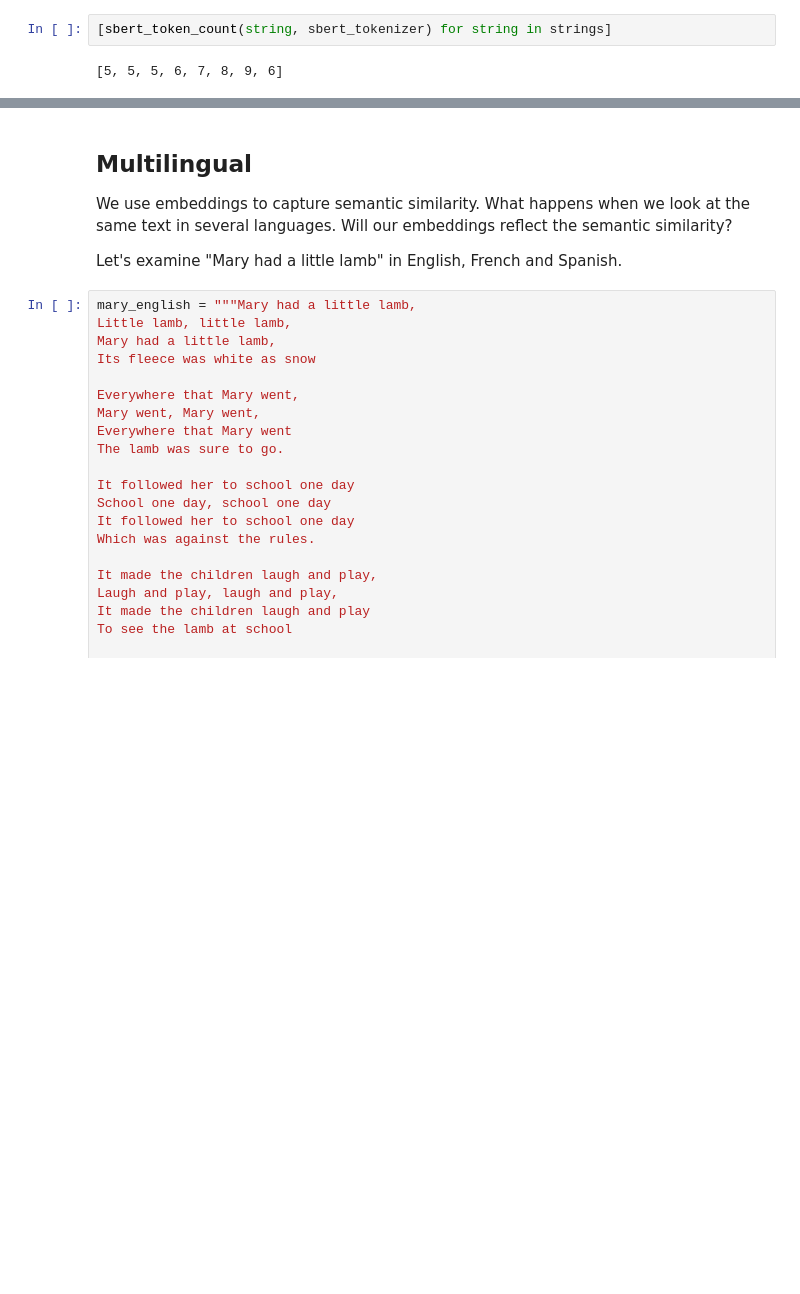
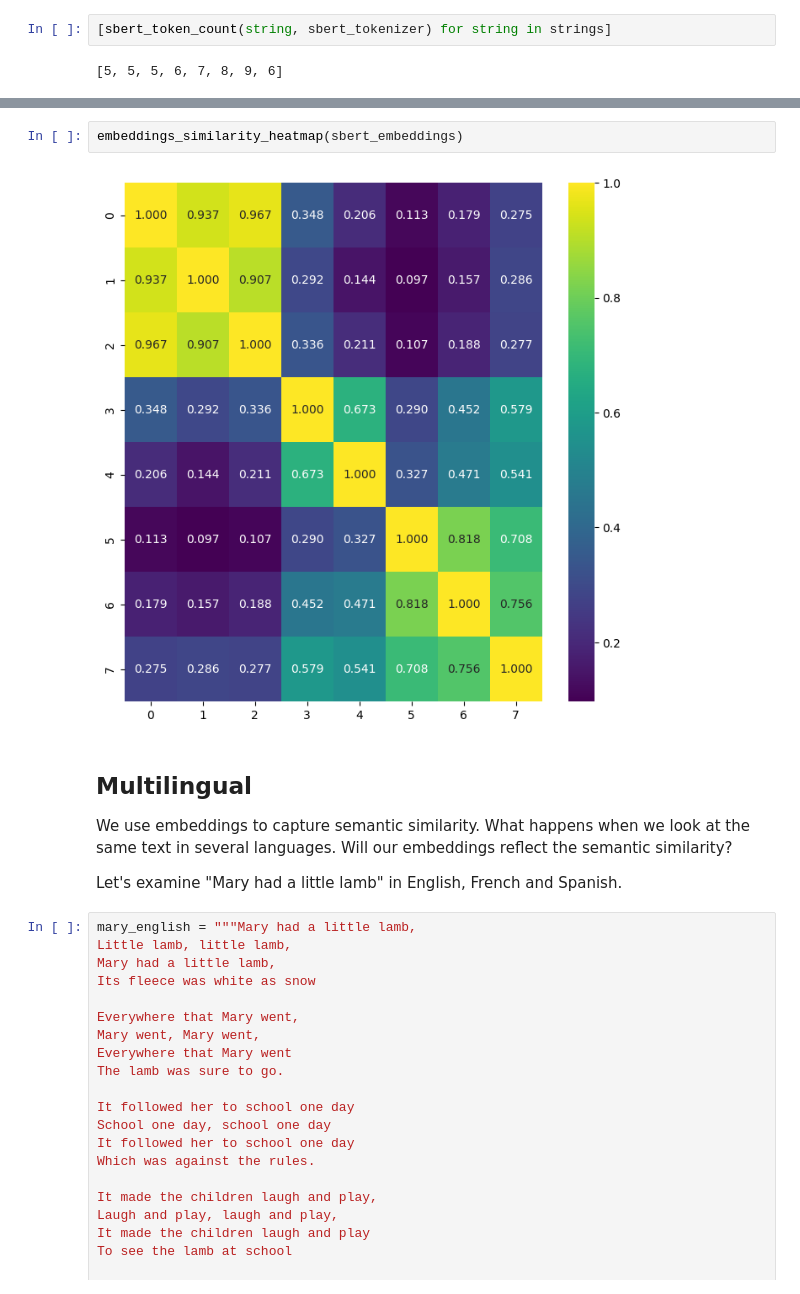
Before and after one commit to RERobbins/data_science_266_sandbox, a Jupyter notebook: Embeddings_and_Vector_Databases.ipynb, the cells around one changed output, grey strips where cells are left out. Saved outputs shown, nothing was run; the diff lists cells and outputs as text; blank space fills up the shorter version.

```diff
--- a/Embeddings_and_Vector_Databases.ipynb
+++ b/Embeddings_and_Vector_Databases.ipynb
@@ -194,5 +196,9 @@ embeddings_similarity_heatmap (cohere_embeddings)
 # %% [output]
 [figure]
+# %%
+embeddings_similarity_heatmap(sbert_embeddings)
+# %% [output]
+[figure, added]
 # %% [markdown]
 ## Multilingual
 
```
Also changed, not shown: parts of 8 cells of this notebook.
